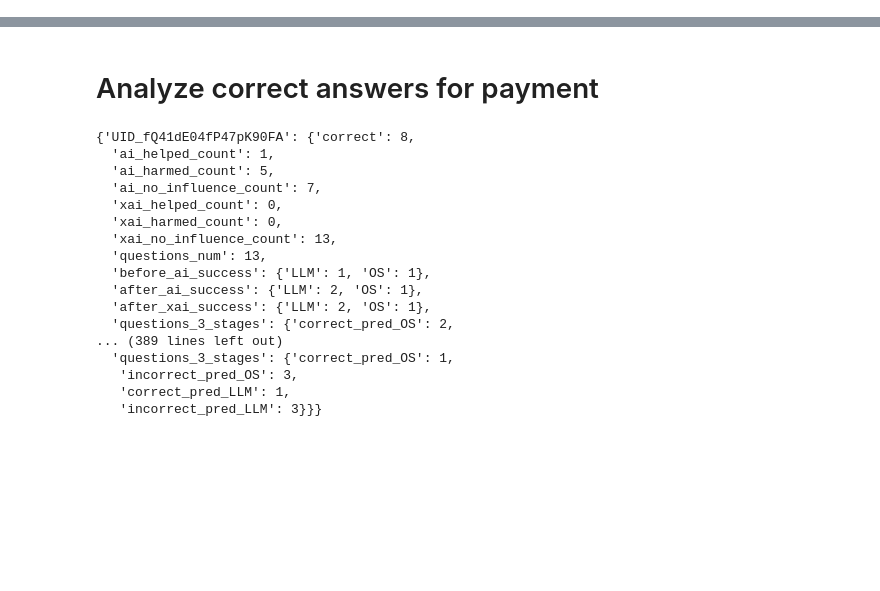
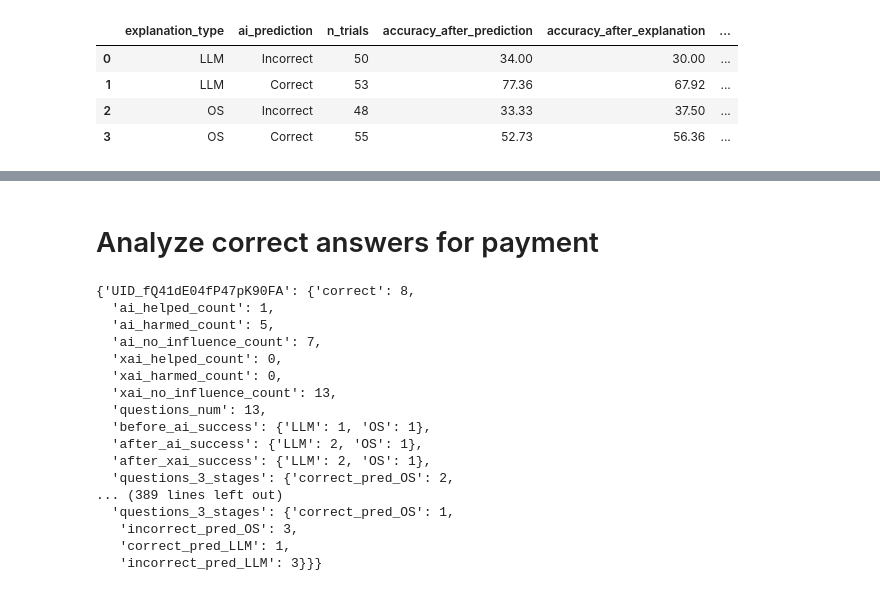
Before and after one commit to RuthiCohen/personalized_xai_aglorithm, a Jupyter notebook: experiment_1_RAVEN/results_anaylsis_experiment.ipynb, the cells around one changed output, grey strips where cells are left out. Drawn from its saved outputs; the diff is of its cells as text; code cells hidden in the pictures; blank space fills up the shorter version.

```diff
--- a/experiment_1_RAVEN/results_anaylsis_experiment.ipynb
+++ b/experiment_1_RAVEN/results_anaylsis_experiment.ipynb
@@ -10,0 +124,78 @@ df_experiment_details = pd.read_csv("results/experiment_runs_log_users_info_P7iw
+# %%
+def create_descriptive_table(data, group_columns):
+    result = (
+        data
+        .groupby(group_columns, observed=True)
+        .agg(
+            n_trials=("tuid", "size"),
+            accuracy_after_prediction=("after_prediction_correct", "mean"),
+            accuracy_after_explanation=("after_explanation_correct", "mean"),
+            recovered_errors=("explanation_recovered_error", "sum"),
+            introduced_errors=("explanation_introduced_error", "sum")
+        )
+        .reset_index()
+    )
+
+    result["accuracy_after_prediction"] *= 100
+    result["accuracy_after_explanation"] *= 100
+
+    result["explanation_change_pp"] = (
+        result["accuracy_after_explanation"]
+        - result["accuracy_after_prediction"]
+    )
+
+    return result
+
+
+# Overall, separated only by whether the AI was correct
+overall_description = create_descriptive_table(
+    trials,
+    ["ai_correct"]
+)
+
+overall_description["ai_prediction"] = overall_description["ai_correct"].map({
+    0: "AI prediction incorrect",
+    1: "AI prediction correct"
+})
+
+display(
+    overall_description[
+        [
+            "ai_prediction",
+            "n_trials",
+            "accuracy_after_prediction",
+            "accuracy_after_explanation",
+            "explanation_change_pp",
+            "recovered_errors",
+            "introduced_errors"
+        ]
+    ].round(2)
+)
+
+
+# Separate results for LLM and OS explanations
+description_by_type = create_descriptive_table(
+    trials,
+    ["explanation_type", "ai_correct"]
+)
+
+description_by_type["ai_prediction"] = description_by_type["ai_correct"].map({
+    0: "Incorrect",
+    1: "Correct"
+})
+
+display(
+    description_by_type[
+        [
+            "explanation_type",
+            "ai_prediction",
+            "n_trials",
+            "accuracy_after_prediction",
+            "accuracy_after_explanation",
+            "explanation_change_pp",
+            "recovered_errors",
+            "introduced_errors"
+        ]
+    ].round(2)
+)
+# %% [output]
@@ -10,0 +205,5 @@ df_experiment_details = pd.read_csv("results/experiment_runs_log_users_info_P7iw
+|  | explanation_type | ai_prediction | n_trials | accuracy_after_prediction | accuracy_after_explanation | ... |
+| 0 | LLM | Incorrect | 50 | 34.00 | 30.00 | ... |
+| 1 | LLM | Correct | 53 | 77.36 | 67.92 | ... |
+| 2 | OS | Incorrect | 48 | 33.33 | 37.50 | ... |
+| 3 | OS | Correct | 55 | 52.73 | 56.36 | ... |
```
Also changed, not shown: parts of 10 cells of this notebook.
